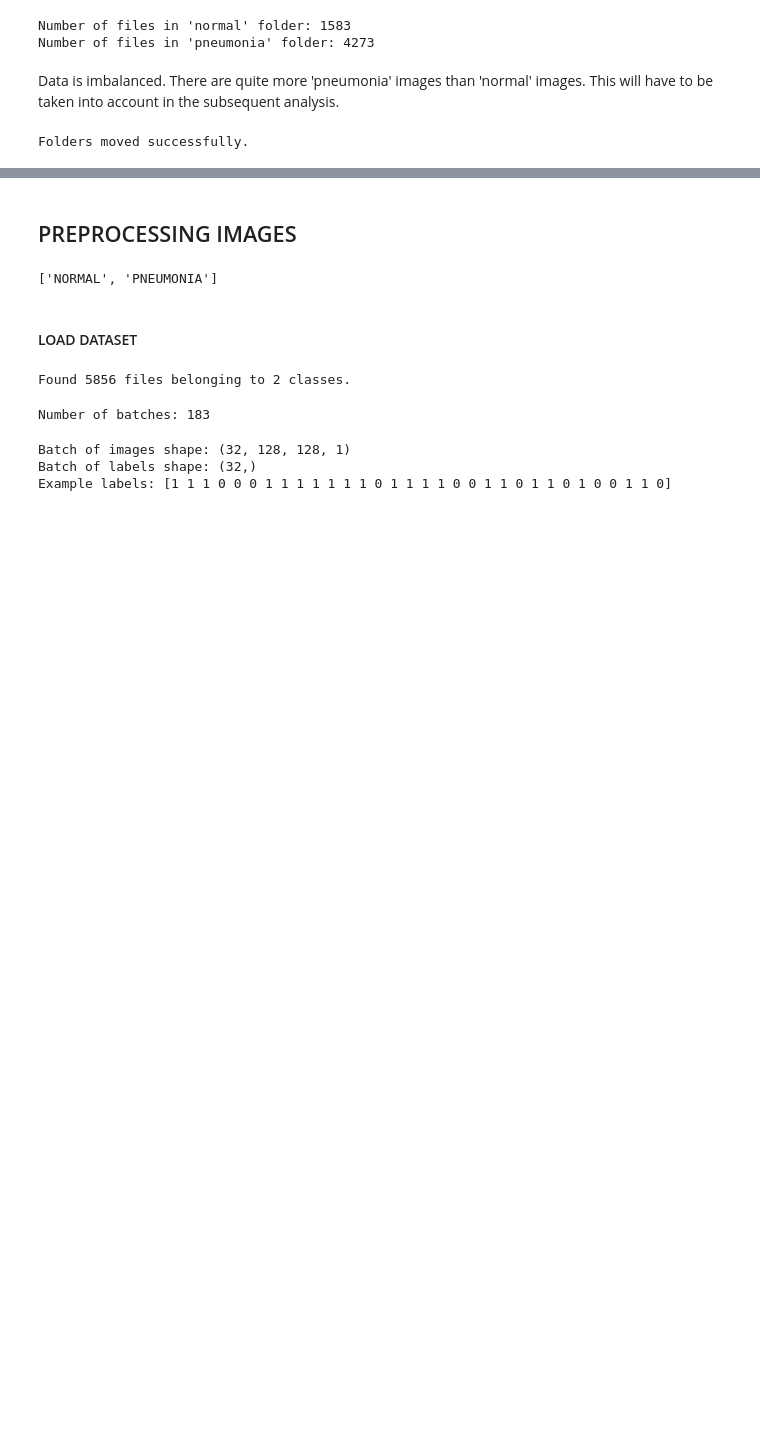
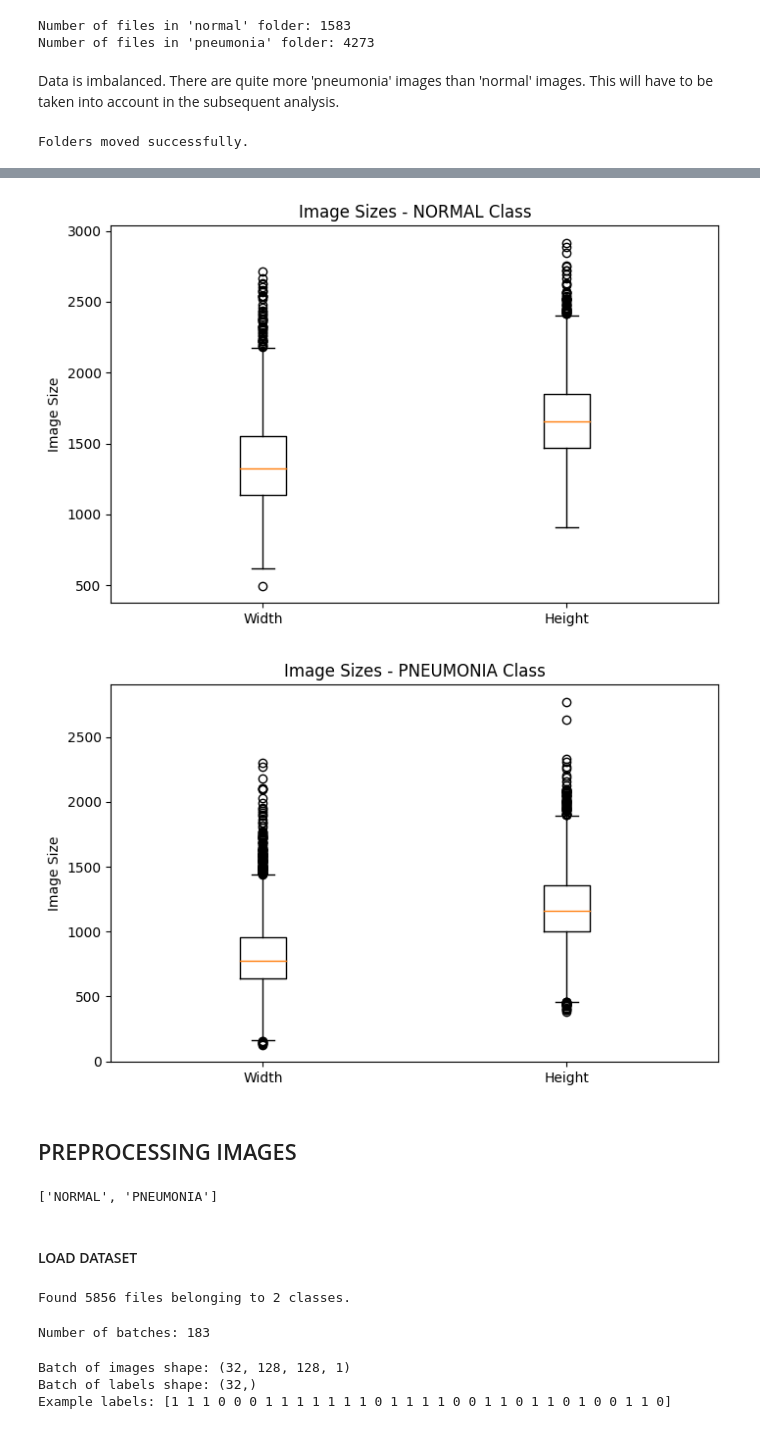
Before and after one commit to mafaves/AI-projects, a Jupyter notebook: image_dataset/Chest_X-Ray_Images_Pneumonia/chest_x_ray_pneumonia.ipynb, the cells around one changed output, grey strips where cells are left out. Cells and saved outputs as stored; diff of their text form; code cells hidden in the pictures; blank space fills up the shorter version.

```diff
--- a/image_dataset/Chest_X-Ray_Images_Pneumonia/chest_x_ray_pneumonia.ipynb
+++ b/image_dataset/Chest_X-Ray_Images_Pneumonia/chest_x_ray_pneumonia.ipynb
@@ -149,3 +242,10 @@ Folders moved successfully.
+# %%
+# Plot boxplot of image sizes for each class
+plot_image_sizes(normal_folder, 'Image Sizes - NORMAL Class')
+plot_image_sizes(pneumonia_folder, 'Image Sizes - PNEUMONIA Class')
+# %% [output]
+[figure, added]
+[figure, added]
 # %% [markdown]
 ## PREPROCESSING IMAGES
 # %%
```
Also changed, not shown: parts of 12 cells of this notebook.
